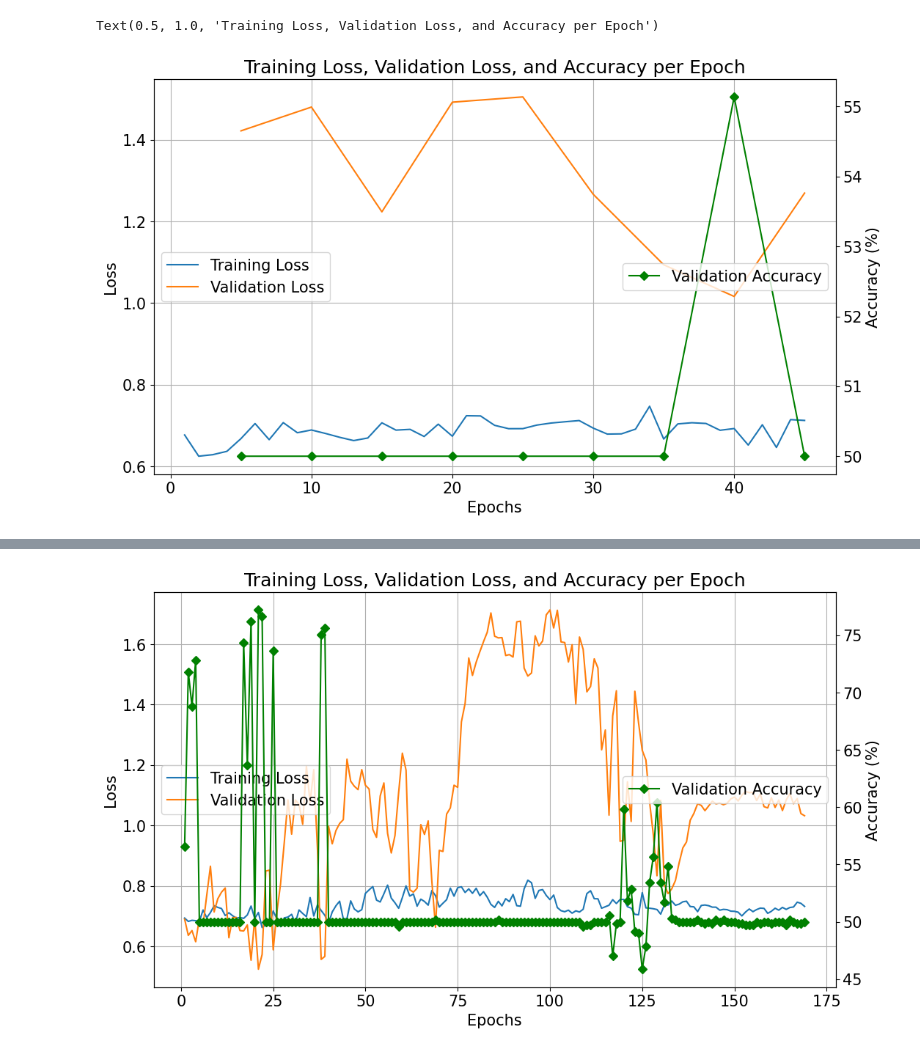
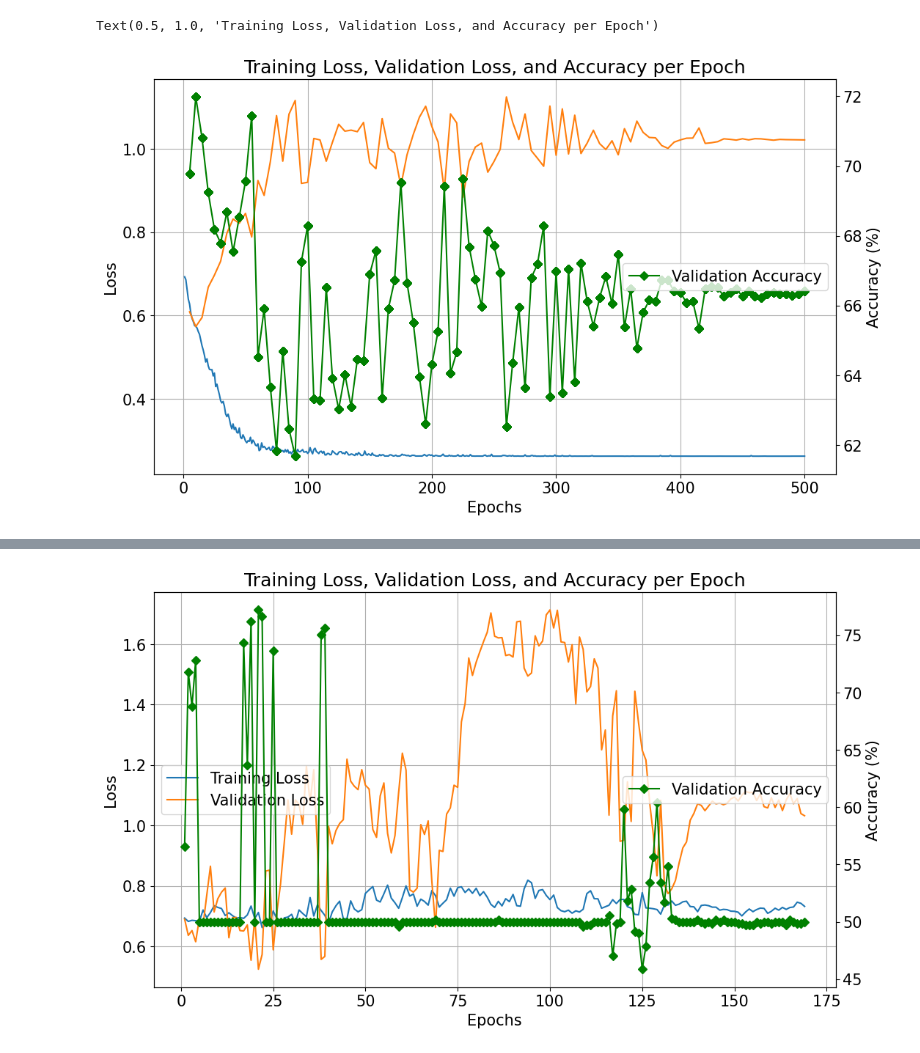
Before and after one commit to dandarm/VideoMAEv2, a Jupyter notebook: plot_train_loss.ipynb, the cells around one changed output, grey strips where cells are left out. Saved outputs shown, nothing was run; the diff lists cells and outputs as text; code cells hidden in the pictures.

```diff
--- a/plot_train_loss.ipynb
+++ b/plot_train_loss.ipynb
@@ -7,8 +7,8 @@ from arguments import prepare_finetuning_args, Args
 args = prepare_finetuning_args()
 
 # Leggere il file di log
-log_file_path = './output/log_sup.txt'
-log_file_path = './output/log.txt'
+#log_file_path = './output/log_sup.txt'
+log_file_path = './output/log_pretrainFalse.txt'
 # %%
 train_epochs = []
 train_losses = []
@@ -65,28 +65,28 @@ with open(log_file_path, 'r', encoding="utf-8") as file:
 # %%
 # Plot del grafico
 fig, ax1 = plt.subplots(figsize=(12, 7))
 
 # Asse sinistro per la loss
 ax1.plot(train_epochs, train_losses, label='Training Loss') #, marker='o', linestyle='')
 #ax1.plot(test_epochs, test_losses, label='Test Loss') #color='r', marker='s',
 ax1.plot(val_epochs, val_losses, label='Validation Loss') #color='r', marker='s',
 ax1.set_xlabel('Epochs')
 ax1.set_ylabel('Loss')
 ax1.grid(True)
-ax1.legend(loc='center left')
+#ax1.legend(loc='center left')
 #ax1.set_yscale('log')
 #ax1.set_xscale('log')
 
 if len(val_accs)>0:
     # Asse destro per l'accuracy
     ax2 = ax1.twinx()
     ax2.plot(val_epochs, val_accs, color='g', marker='D', label='Validation Accuracy')
     ax2.set_ylabel('Accuracy (%)')
     ax2.legend(loc='center right')
 
 plt.title('Training Loss, Validation Loss, and Accuracy per Epoch')
 #plt.show()
 #plt.savefig("supervised_class_1954t.png")
 # %% [output]
 Text(0.5, 1.0, 'Training Loss, Validation Loss, and Accuracy per Epoch')
-[figure, old version]
+[figure, new version]
```
Also changed, not shown: parts of 1 cell of this notebook, 1 other file.
